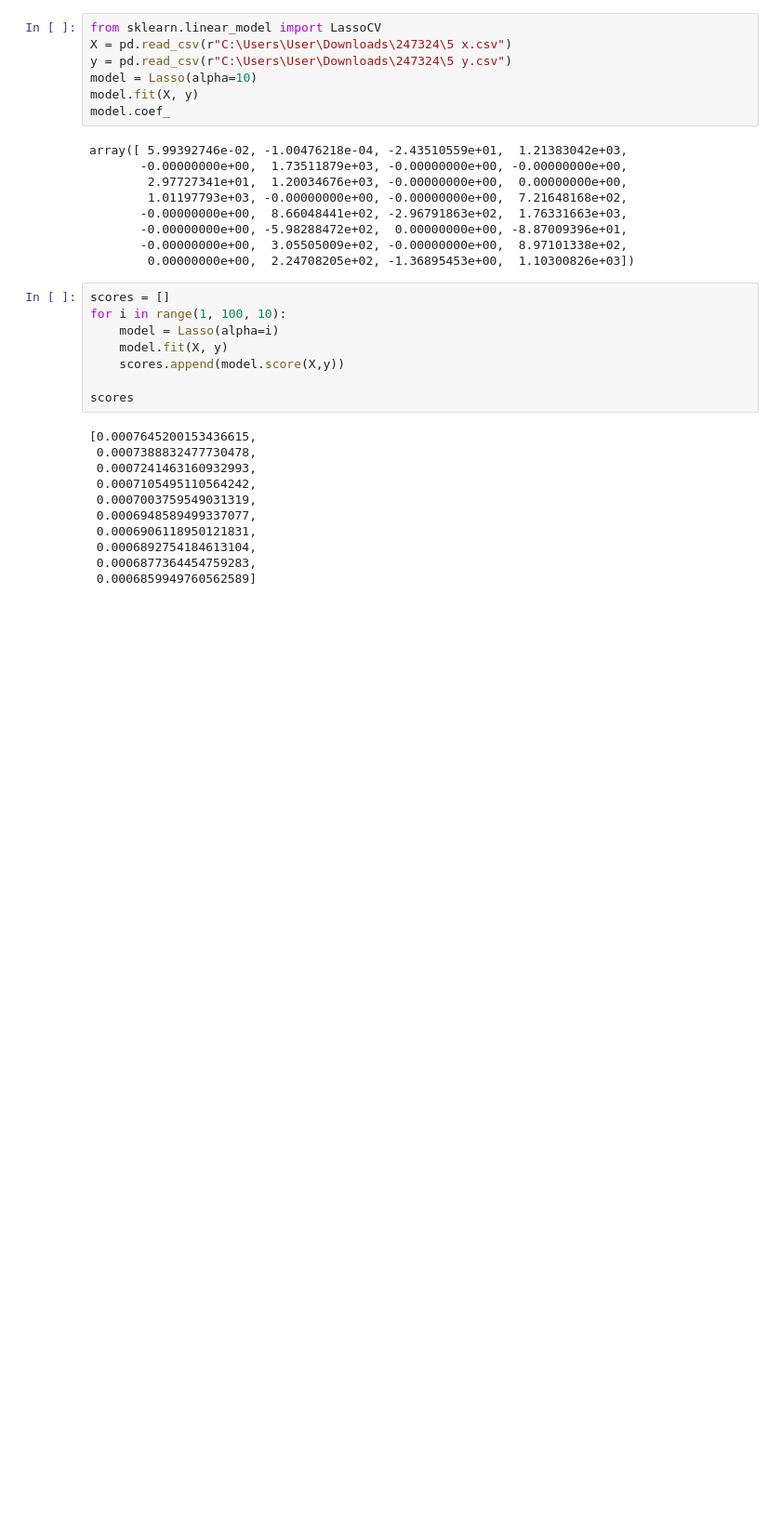
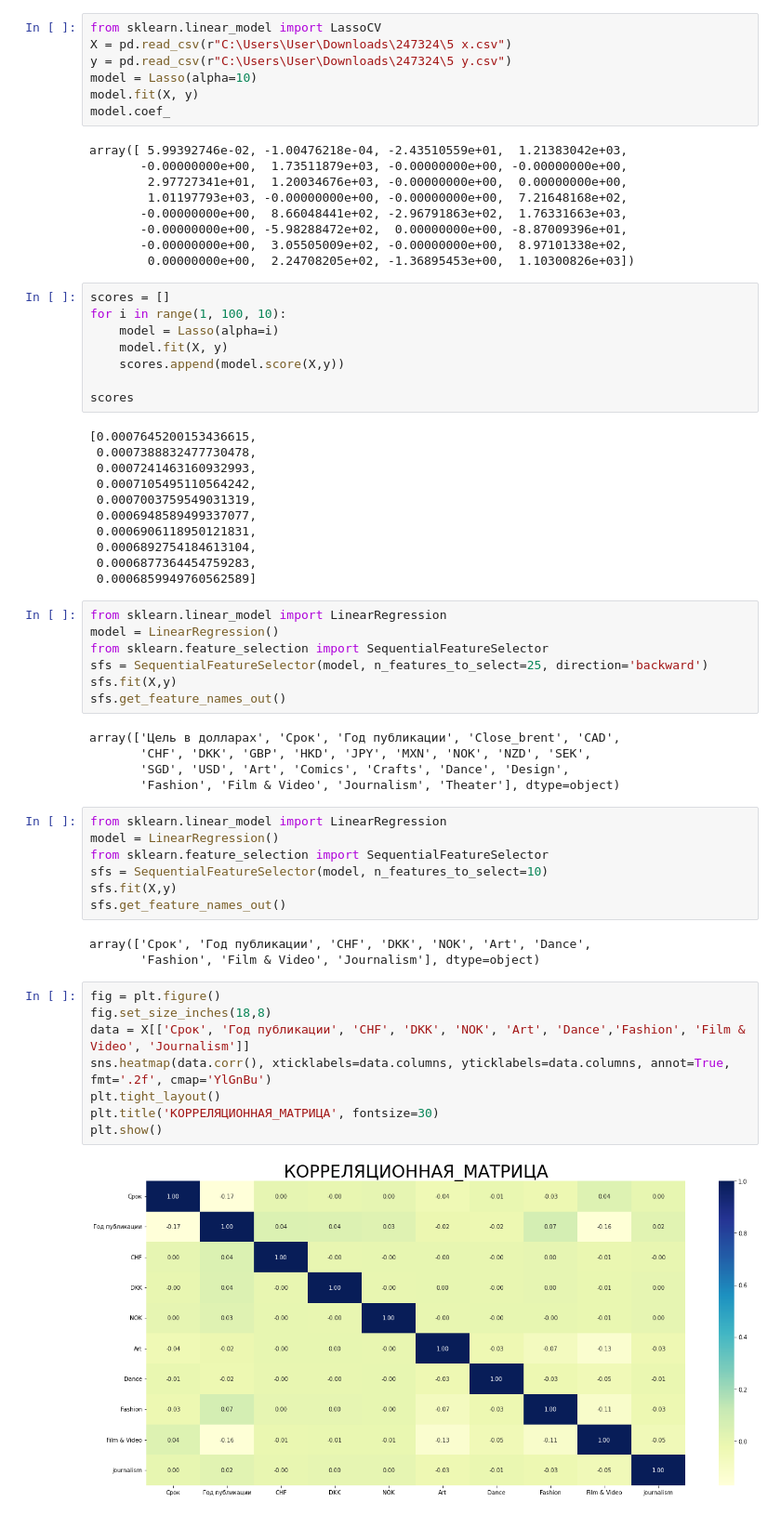
Before and after one commit to AlexanderGithubProfile/TEMP_WORKING_REPOSITORY, a Jupyter notebook: karpov_start_ml_course.ipynb, the cells around one changed output. Shown at 93% size. Saved outputs shown, nothing was run; the diff lists cells and outputs as text; blank space fills up the shorter version.

```diff
--- a/karpov_start_ml_course.ipynb
+++ b/karpov_start_ml_course.ipynb
@@ -807,3 +807,35 @@ scores
  0.0006892754184613104,
  0.0006877364454759283,
  0.0006859949760562589]
+# %%
+from sklearn.linear_model import LinearRegression
+model = LinearRegression()
+from sklearn.feature_selection import SequentialFeatureSelector
+sfs = SequentialFeatureSelector(model, n_features_to_select=25, direction='backward')
+sfs.fit(X,y)
+sfs.get_feature_names_out()
+# %% [output]
+array(['Цель в долларах', 'Срок', 'Год публикации', 'Close_brent', 'CAD',
+       'CHF', 'DKK', 'GBP', 'HKD', 'JPY', 'MXN', 'NOK', 'NZD', 'SEK',
+       'SGD', 'USD', 'Art', 'Comics', 'Crafts', 'Dance', 'Design',
+       'Fashion', 'Film & Video', 'Journalism', 'Theater'], dtype=object)
+# %%
+from sklearn.linear_model import LinearRegression
+model = LinearRegression()
+from sklearn.feature_selection import SequentialFeatureSelector
+sfs = SequentialFeatureSelector(model, n_features_to_select=10)
+sfs.fit(X,y)
+sfs.get_feature_names_out()
+# %% [output]
+array(['Срок', 'Год публикации', 'CHF', 'DKK', 'NOK', 'Art', 'Dance',
+       'Fashion', 'Film & Video', 'Journalism'], dtype=object)
+# %%
+fig = plt.figure()
+fig.set_size_inches(18,8)
+data = X[['Срок', 'Год публикации', 'CHF', 'DKK', 'NOK', 'Art', 'Dance','Fashion', 'Film & Video', 'Journalism']]
+sns.heatmap(data.corr(), xticklabels=data.columns, yticklabels=data.columns, annot=True, fmt='.2f', cmap='YlGnBu')
+plt.tight_layout()
+plt.title('КОРРЕЛЯЦИОННАЯ_МАТРИЦА', fontsize=30)
+plt.show()
+# %% [output]
+[figure, added]
```
Also changed, not shown: parts of 8 cells of this notebook.
